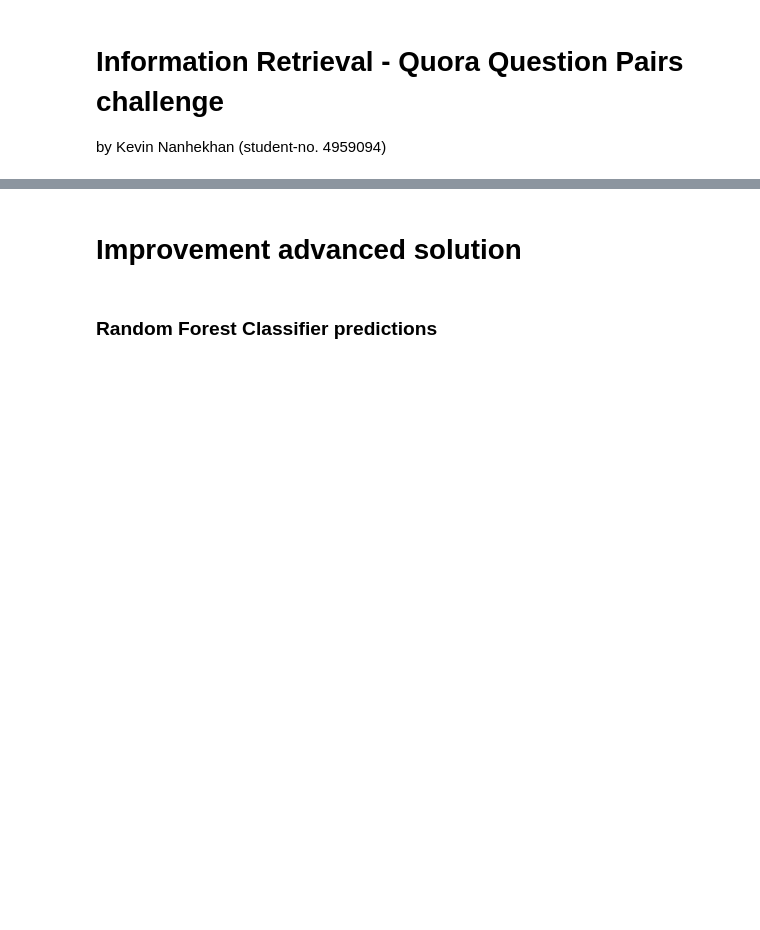
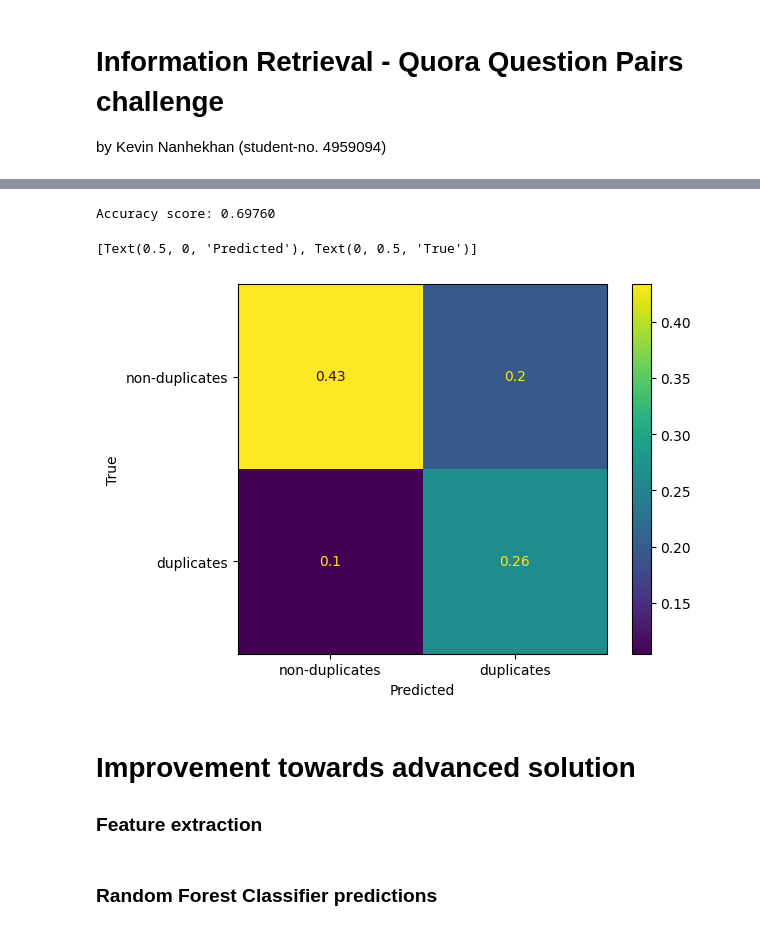
Before and after one commit to kevin-rn/Quora-Duplicate-Question, a Jupyter notebook: Quora-duplicate-question.ipynb, the cells around one changed output, grey strips where cells are left out. Saved outputs shown, nothing was run; the diff lists cells and outputs as text; code cells hidden in the pictures; blank space fills up the shorter version.

```diff
--- a/Quora-duplicate-question.ipynb
+++ b/Quora-duplicate-question.ipynb
@@ -24,27 +51,40 @@ Baseline method of string matching and basic preprocessing (e.g. lower case, rep
 # %%
-def pre_process(txt):
+def text_preprocess(txt):
     def replace_all(t, dic):
         for i, j in dic.items():
             t = t.replace(i, j)
         return t
 
+    # Change text to be lowercase.
     txt = str(txt).lower()
 
+    # Load dictionary for character & contraction replacements
     with open('data/replacechars.json', 'r') as JSON:
         json_dict = json.load(JSON)
 
+    # Replace contractions, currencies, magnitude of order and other characters
     text = replace_all(txt, json_dict)
     text = re.sub(r'([0-9]+)000000000', r'\1b', text)
     text = re.sub(r'([0-9]+)000000', r'\1m', text)
     text = re.sub(r'([0-9]+)000', r'\1k', text)
-    lemmatizer = WordNetLemmatizer()
-    text =  lemmatizer.lemmatize(text)
+
+    # Lemmatize text (e.g. corpora -> corpus)
+    text =  WordNetLemmatizer().lemmatize(text)
+
+    # Remove non-word characters (e.g. %, !, etc.)
+    text = re.sub('\W', ' ', text)
+
+    # Remove hyperlinks (e.g. https://www.myloancare.in/car-lo...)
+    text = re.sub(r"http\S+", "", text)
+
+    # Remove stopwords from text
+    text = ' '.join([word for word in text.split() if word not in STOPWORDS])
 
     return text.strip()
 # %%
-def string_matching():
-    df = pd.read_csv('data/Test set.csv', index_col='id')
-    df['question1'] = df['question1'].apply(pre_process)
-    df['question2'] = df['question2'].apply(pre_process)
-    df['is_duplicate'] = ((df['question1'] == df['question2']) | df['question1'].isin(df['question2']) | df['question2'].isin(df['question1'])).astype(int)
-    return df
+def string_matching(df_name):
+    df_str = pd.read_csv(df_name, index_col='id')
+    df_str['question1'] = df_str['question1'].fillna("").apply(text_preprocess)
+    df_str['question2'] = df_str['question2'].fillna("").apply(text_preprocess)
+    df_str['is_duplicate'] = (df_str['question1'] == df_str['question2']).astype(int)
+    return df_str
@@ -53,0 +91,14 @@ cross_val_score()
+# %%
+df_string_match = string_matching('data/Development set.csv')
+y_true = df_string_match['is_duplicate'].values
+y_pred = string_matching(df_string_match)['is_duplicate'].values
+print(f'Accuracy score: {accuracy_score(y_true, y_pred):.5f}')
+
+cm = confusion_matrix=confusion_matrix(y_true, y_pred, normalize="all")
+cmd = ConfusionMatrixDisplay(confusion_matrix=cm, display_labels=['non-duplicates', 'duplicates'])
+cmd.plot()
+cmd.ax_.set(xlabel='Predicted', ylabel='True')
+# %% [output]
+Accuracy score: 0.69760
+[Text(0.5, 0, 'Predicted'), Text(0, 0.5, 'True')]
+[figure, added]
@@ -54,2 +109,3 @@ cross_val_score()
 # %% [markdown]
-# Improvement advanced solution
+# Improvement towards advanced solution
+### Feature extraction
```
Also changed, not shown: parts of 19 cells of this notebook, 9 other files.
